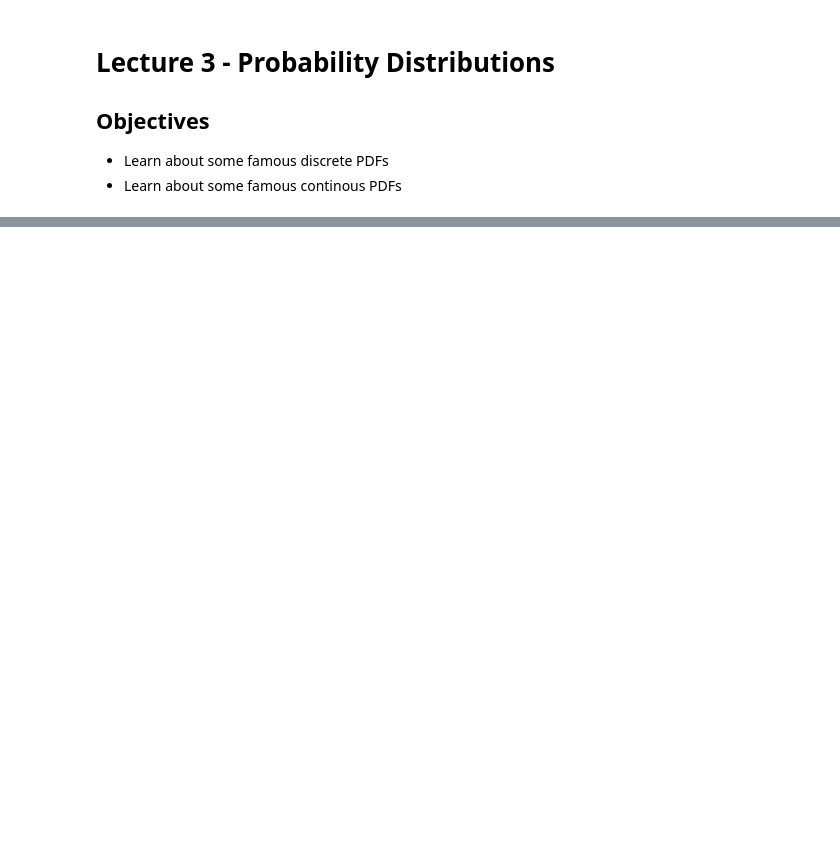
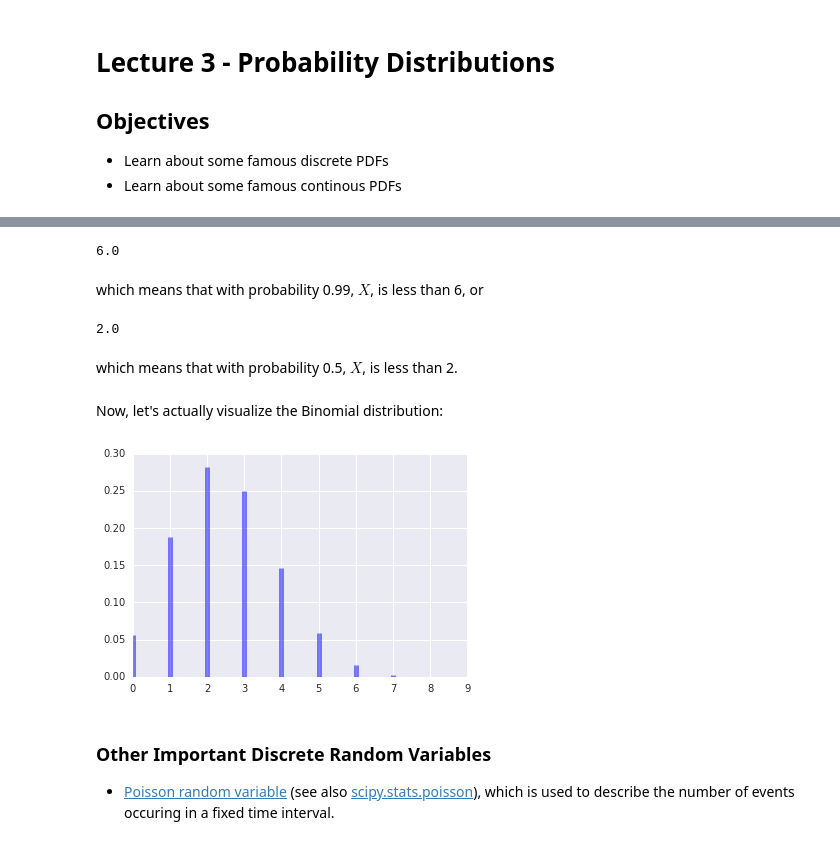
Before and after one commit to nawalgao/uq-course, a Jupyter notebook: lectures/lec_03.ipynb, the cells around one changed output, grey strips where cells are left out. Cells and saved outputs as stored; diff of their text form; code cells hidden in the pictures; blank space fills up the shorter version.

```diff
--- a/lectures/lec_03.ipynb
+++ b/lectures/lec_03.ipynb
@@ -45,0 +96,4 @@ X = st.norm(loc=0.5, scale=2.)
+# %%
+X = st.binom(10, 0.25) # N, theta
+# Take samples.
+X.rvs(10)
@@ -45,0 +124,30 @@ X = st.norm(loc=0.5, scale=2.)
+# %%
+X.ppf(0.99)
+# %% [output]
+6.0
+# %% [markdown]
+which means that with probability 0.99, $X$, is less than 6, or
+# %%
+X.ppf(0.5)
+# %% [output]
+2.0
+# %% [markdown]
+which means that with probability 0.5, $X$, is less than 2.
+# %% [markdown]
+Now, let's actually visualize the Binomial distribution:
+# %%
+import matplotlib.pyplot as plt
+%matplotlib inline
+import numpy as np
+from ipywidgets import interactive
+def visualize_binomial(N=10, theta=0.25):
+    X = st.binom(N, theta)
+    x = np.arange(0, N)
+    plt.vlines(x, 0, X.pmf(x), color='b', alpha=0.5, lw=5)
+interactive(visualize_binomial, N=(1, 100, 1), theta=(0, 1., 0.01))
+# %% [output]
+[figure, added]
+# %% [markdown]
+### Other Important Discrete Random Variables
++ [Poisson random variable](https://en.wikipedia.org/wiki/Poisson_distribution) (see also
+[scipy.stats.poisson](http://docs.scipy.org/doc/scipy/reference/generated/scipy.stats.poisson.html#scipy.stats.poisson)), which is used to describe the number of events occuring in a fixed time interval.
```
Also changed, not shown: parts of 41 cells of this notebook, 3 other files.
